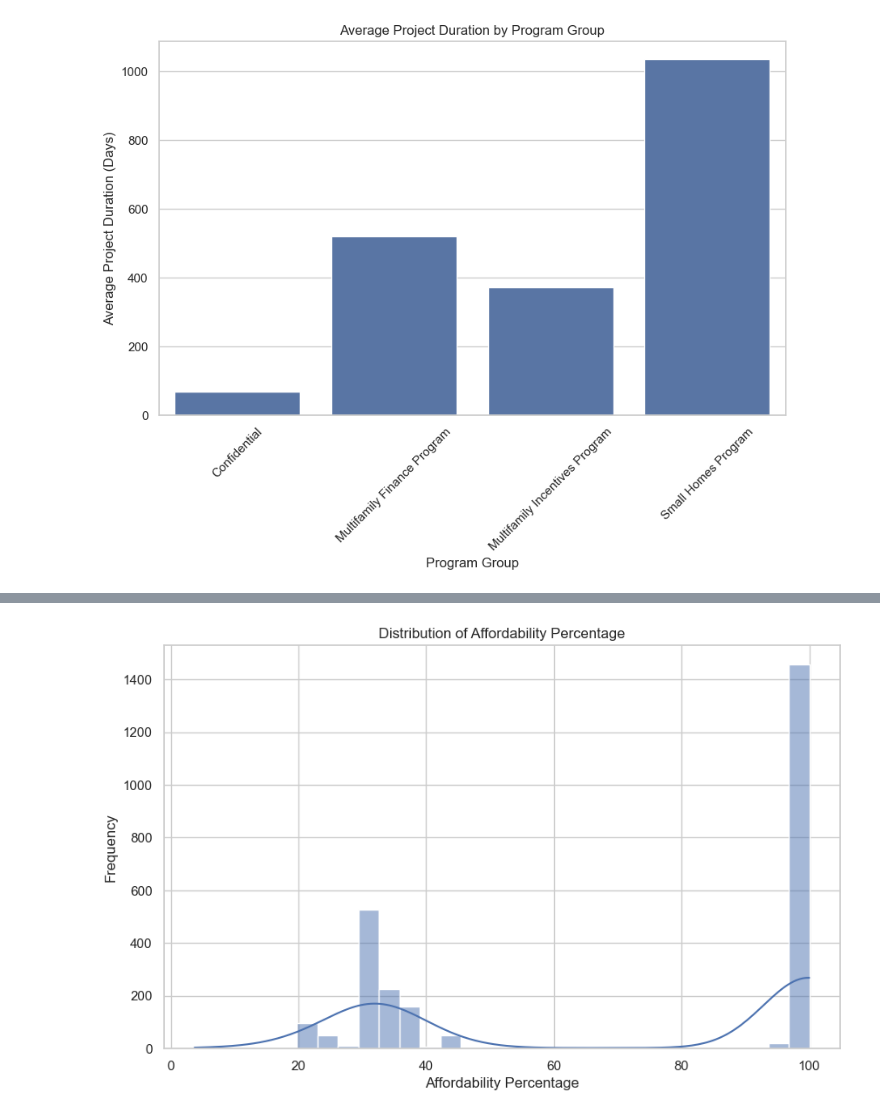
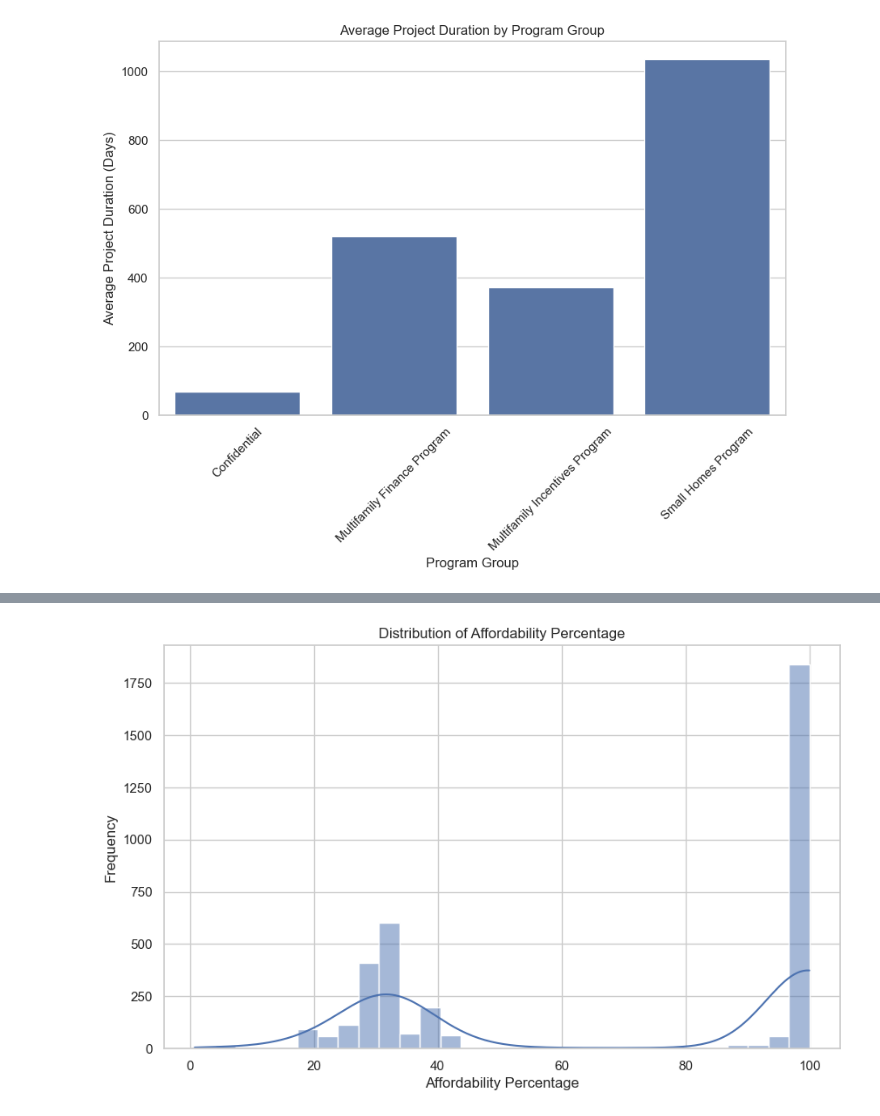
Before and after one commit to josuesimon/Phase1_Portfolio, a Jupyter notebook: Notebooks/josue_eda.ipynb, the cells around one changed output, grey strips where cells are left out. Saved outputs shown, nothing was run; the diff lists cells and outputs as text; code cells hidden in the pictures.

```diff
--- a/Notebooks/josue_eda.ipynb
+++ b/Notebooks/josue_eda.ipynb
@@ -156,24 +135,0 @@ plt.show()
-# %%
-# Project Duration vs. Building Size
-import pandas as pd
-import seaborn as sns
-import matplotlib.pyplot as plt
-
-data['project_start_date'] = pd.to_datetime(data['project_start_date'], errors='coerce')
-data['project_completion_date'] = pd.to_datetime(data['project_completion_date'], errors='coerce')
-
-
-data['project_duration_days'] = (data['project_completion_date'] - data['project_start_date']).dt.days
-
-data['affordable_units'] = data[['extremely_low_income_units', 'very_low_income',
-                                  'low_income_units', 'moderate_income',
-                                  'middle_income', 'other']].sum(axis=1)
-data['affordability_percentage'] = (data['affordable_units'] / data['total_units']) * 100
-
-# Below is the code for our scatter plot: Project Duration vs. Building Size (Total Units)
-plt.figure(figsize=(10, 6))
-sns.regplot(x='total_units', y='project_duration_days', data=data)
-plt.xlabel("Total Units (Building Size)")
-plt.ylabel("Project Duration (Days)")
-plt.title("Building Size vs. Project Duration")
-plt.show()
@@ -182,26 +156,10 @@ plt.show()
 # %%
-# Distribution of Affordability Percentage
-
-import pandas as pd
-import seaborn as sns
-import matplotlib.pyplot as plt
-
-data['project_start_date'] = pd.to_datetime(data['project_start_date'], errors='coerce')
-data['project_completion_date'] = pd.to_datetime(data['project_completion_date'], errors='coerce')
-
-data['project_duration_days'] = (data['project_completion_date'] - data['project_start_date']).dt.days
-
-data['affordable_units'] = data[['extremely_low_income_units', 'very_low_income',
-                                  'low_income_units', 'moderate_income',
-                                  'middle_income', 'other']].sum(axis=1)
-data['affordability_percentage'] = (data['affordable_units'] / data['total_units']) * 100
-
-# Below is the code for Distribution Plot for Affordability Percentage
+# This ninth visualization shows the Frequency for the Affordability Percentage
 plt.figure(figsize=(10, 6))
-sns.histplot(data['affordability_percentage'], bins=30, kde=True)
+sns.histplot(data['Affordability Percentage'], bins=30, kde=True)
 plt.title("Distribution of Affordability Percentage")
 plt.xlabel("Affordability Percentage")
 plt.ylabel("Frequency")
 plt.show()
 # %% [output]
-[figure, old version]
+[figure, new version]
```
Also changed, not shown: parts of 18 cells of this notebook.
